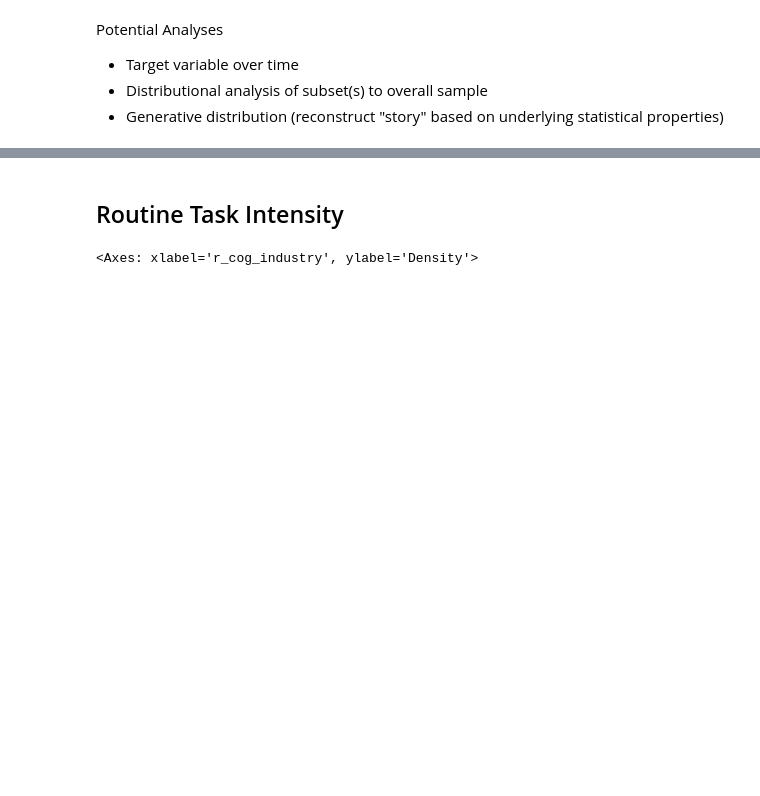
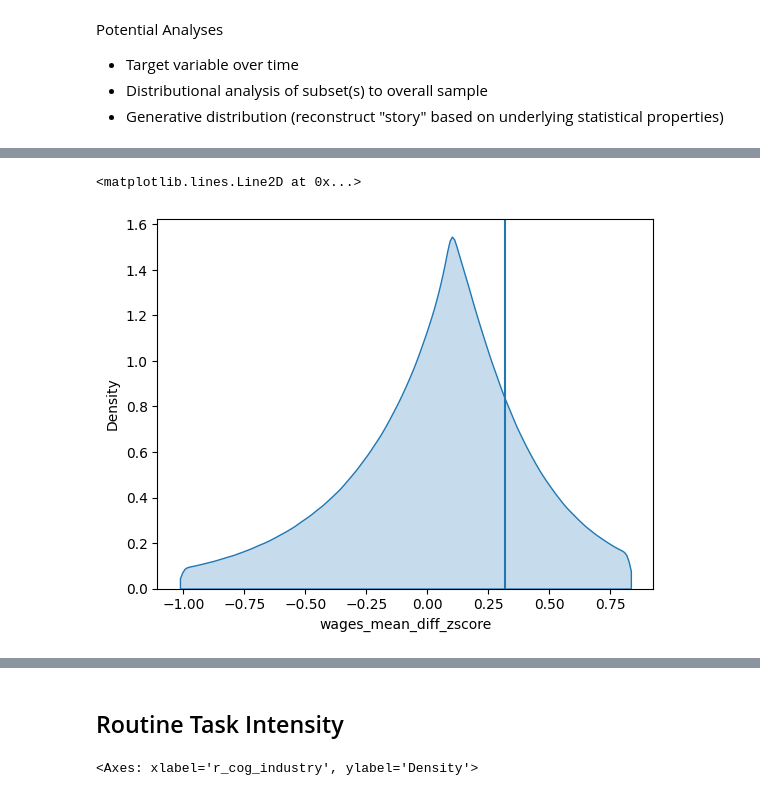
Before and after one commit to jcanedy/retrainability-index, a Jupyter notebook: notebooks/analyze_index_data.ipynb, the cells around one changed output, grey strips where cells are left out. Saved outputs shown, nothing was run; the diff lists cells and outputs as text; code cells hidden in the pictures; blank space fills up the shorter version.

```diff
--- a/notebooks/analyze_index_data.ipynb
+++ b/notebooks/analyze_index_data.ipynb
@@ -11,0 +34,6 @@ import numpy as np
+# %%
+df_performance_records["wages_mean_diff"] = df_performance_records["wages_mean_post"] - df_performance_records["wages_mean_pre"]
+df_performance_records["wages_mean_diff_zscore"] = stats.zscore(df_performance_records["wages_mean_diff"])
+
+mu = df_performance_records["wages_mean_diff"].mean()
+sigma = df_performance_records["wages_mean_diff"].std(ddof=0)
@@ -11,0 +91,12 @@ import numpy as np
+# %%
+wages_upper = df_performance_records["wages_mean_diff"].quantile(0.95)
+wages_lower = df_performance_records["wages_mean_diff"].quantile(0.05)
+median = df_performance_records["wages_mean_diff"].quantile(0.5)
+
+is_between = (df_performance_records["wages_mean_diff"] > wages_lower) & (df_performance_records["wages_mean_diff"] < wages_upper)
+# %%
+ax = sns.kdeplot(data=df_performance_records[is_between], x="wages_mean_diff_zscore", cut=0, fill=True)
+ax.axvline(x=0.317453)
+# %% [output]
+<matplotlib.lines.Line2D at 0x...>
+[figure, added]
```
Also changed, not shown: parts of 11 cells of this notebook, 2 other files.
